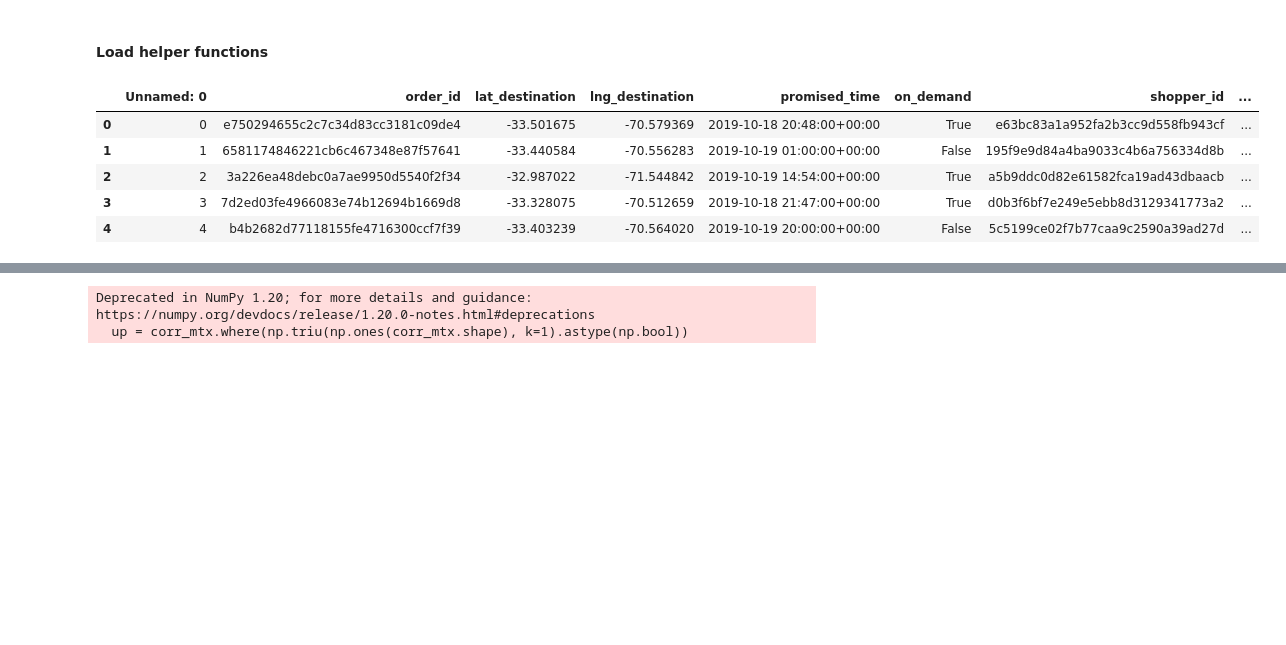
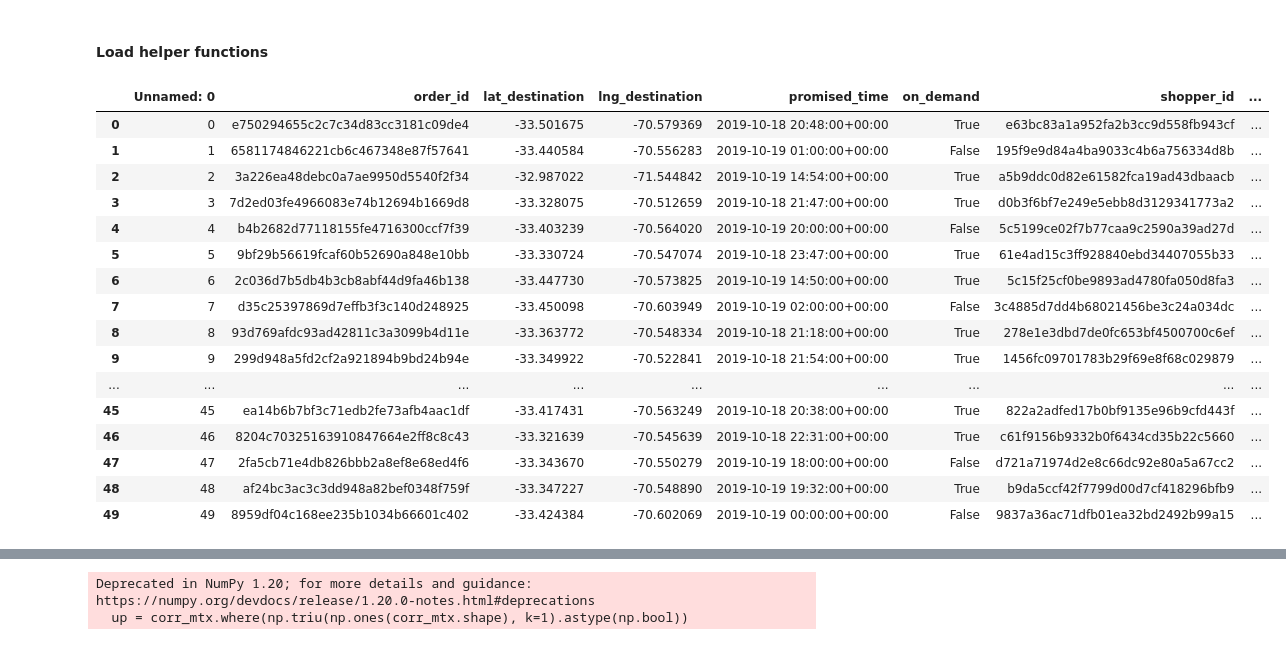
Before and after one commit to sanchobuendia/test_cornershop, a Jupyter notebook: model.ipynb, the cells around one changed output, grey strips where cells are left out. Saved outputs shown, nothing was run; the diff lists cells and outputs as text; code cells hidden in the pictures; blank space fills up the shorter version.

```diff
--- a/model.ipynb
+++ b/model.ipynb
@@ -40,11 +40,22 @@ path0 = os.getcwd()
 # %%
 full = pd.read_csv(os.path.join(path0, "Full.csv"))
 # %%
-full.head(5)
+full.head(50)
 # %% [output]
 |  | Unnamed: 0 | order_id | lat_destination | lng_destination | promised_time | on_demand | shopper_id | ... |
 | 0 | 0 | e750294655c2c7c34d83cc3181c09de4 | -33.501675 | -70.579369 | 2019-10-18 20:48:00+00:00 | True | e63bc83a1a952fa2b3cc9d558fb943cf | ... |
 | 1 | 1 | 6581174846221cb6c467348e87f57641 | -33.440584 | -70.556283 | 2019-10-19 01:00:00+00:00 | False | 195f9e9d84a4ba9033c4b6a756334d8b | ... |
 | 2 | 2 | 3a226ea48debc0a7ae9950d5540f2f34 | -32.987022 | -71.544842 | 2019-10-19 14:54:00+00:00 | True | a5b9ddc0d82e61582fca19ad43dbaacb | ... |
 | 3 | 3 | 7d2ed03fe4966083e74b12694b1669d8 | -33.328075 | -70.512659 | 2019-10-18 21:47:00+00:00 | True | d0b3f6bf7e249e5ebb8d3129341773a2 | ... |
 | 4 | 4 | b4b2682d77118155fe4716300ccf7f39 | -33.403239 | -70.564020 | 2019-10-19 20:00:00+00:00 | False | 5c5199ce02f7b77caa9c2590a39ad27d | ... |
+| 5 | 5 | 9bf29b56619fcaf60b52690a848e10bb | -33.330724 | -70.547074 | 2019-10-18 23:47:00+00:00 | True | 61e4ad15c3ff928840ebd34407055b33 | ... |
+| 6 | 6 | 2c036d7b5db4b3cb8abf44d9fa46b138 | -33.447730 | -70.573825 | 2019-10-19 14:50:00+00:00 | True | 5c15f25cf0be9893ad4780fa050d8fa3 | ... |
+| 7 | 7 | d35c25397869d7effb3f3c140d248925 | -33.450098 | -70.603949 | 2019-10-19 02:00:00+00:00 | False | 3c4885d7dd4b68021456be3c24a034dc | ... |
+| 8 | 8 | 93d769afdc93ad42811c3a3099b4d11e | -33.363772 | -70.548334 | 2019-10-18 21:18:00+00:00 | True | 278e1e3dbd7de0fc653bf4500700c6ef | ... |
+| 9 | 9 | 299d948a5fd2cf2a921894b9bd24b94e | -33.349922 | -70.522841 | 2019-10-18 21:54:00+00:00 | True | 1456fc09701783b29f69e8f68c029879 | ... |
+| ... | ... | ... | ... | ... | ... | ... | ... | ... |
+| 45 | 45 | ea14b6b7bf3c71edb2fe73afb4aac1df | -33.417431 | -70.563249 | 2019-10-18 20:38:00+00:00 | True | 822a2adfed17b0bf9135e96b9cfd443f | ... |
+| 46 | 46 | 8204c70325163910847664e2ff8c8c43 | -33.321639 | -70.545639 | 2019-10-18 22:31:00+00:00 | True | c61f9156b9332b0f6434cd35b22c5660 | ... |
+| 47 | 47 | 2fa5cb71e4db826bbb2a8ef8e68ed4f6 | -33.343670 | -70.550279 | 2019-10-19 18:00:00+00:00 | False | d721a71974d2e8c66dc92e80a5a67cc2 | ... |
+| 48 | 48 | af24bc3ac3c3dd948a82bef0348f759f | -33.347227 | -70.548890 | 2019-10-19 19:32:00+00:00 | True | b9da5ccf42f7799d00d7cf418296bfb9 | ... |
+| 49 | 49 | 8959df04c168ee235b1034b66601c402 | -33.424384 | -70.602069 | 2019-10-19 00:00:00+00:00 | False | 9837a36ac71dfb01ea32bd2492b99a15 | ... |
```
Also changed, not shown: parts of 9 cells of this notebook, 1 other file.
